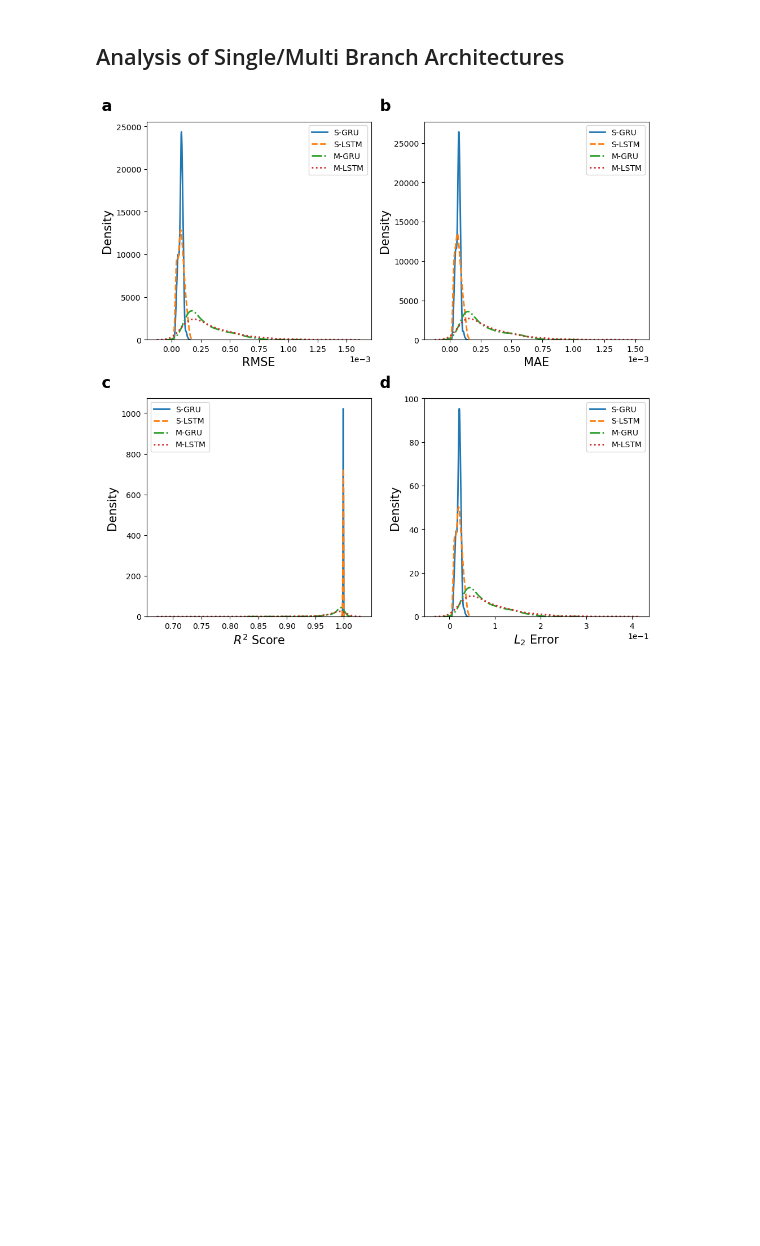
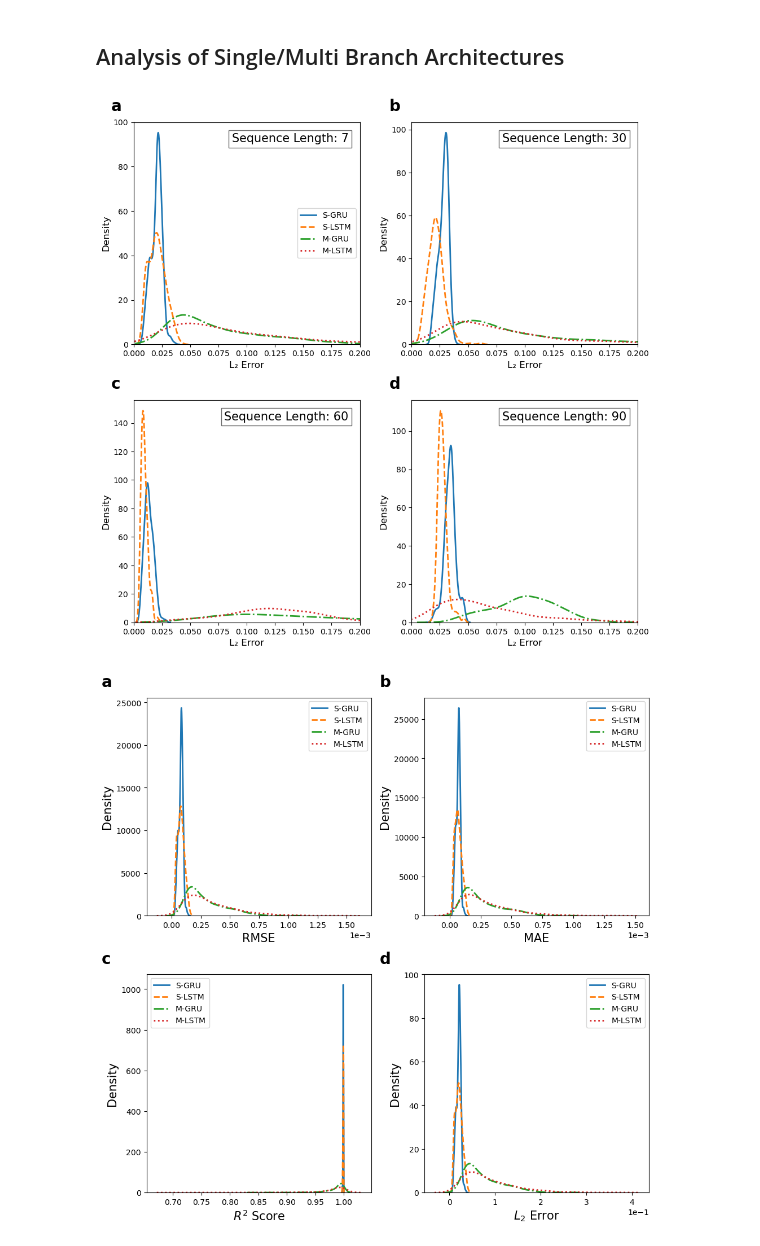
Before and after one commit to kkazuma19/CosmicRays-Operator, a Jupyter notebook: analysis.ipynb, the cells around one changed output. Drawn from its saved outputs; the diff is of its cells as text; code cells hidden in the pictures; blank space fills up the shorter version.

Commit message:
add l2 plot

```diff
--- a/analysis.ipynb
+++ b/analysis.ipynb
@@ -4,6 +4,91 @@ import matplotlib.pyplot as plt
 import seaborn as sns
 # %% [markdown]
 ## Analysis of Single/Multi Branch Architectures
+# %%
+import numpy as np
+import matplotlib.pyplot as plt
+import seaborn as sns
+
+# Data directories
+sdata_dir = 'single_branch/array/'
+mdata_dir = 'multi_branch/array/'
+
+# Load single-branch GRU/LSTM results
+sgru_7 = np.load(sdata_dir + 'gru_window_7_results.npy')[:, 3]
+sgru_30 = np.load(sdata_dir + 'gru_window_30_results.npy')[:, 3]
+sgru_60 = np.load(sdata_dir + 'gru_window_60_results.npy')[:, 3]
+sgru_90 = np.load(sdata_dir + 'gru_window_90_results.npy')[:, 3]
+
+slstm_7 = np.load(sdata_dir + 'lstm_window_7_results.npy')[:, 3]
+slstm_30 = np.load(sdata_dir + 'lstm_window_30_results.npy')[:, 3]
+slstm_60 = np.load(sdata_dir + 'lstm_window_60_results.npy')[:, 3]
+slstm_90 = np.load(sdata_dir + 'lstm_window_90_results.npy')[:, 3]
+
+# Load multi-branch GRU/LSTM results
+mgru_7 = np.load(mdata_dir + 'gru_window_7_results.npy')[:, 3]
+mgru_30 = np.load(mdata_dir + 'gru_window_30_results.npy')[:, 3]
+mgru_60 = np.load(mdata_dir + 'gru_window_60_results.npy')[:, 3]
+mgru_90 = np.load(mdata_dir + 'gru_window_90_results.npy')[:, 3]
+
+mlstm_7 = np.load(mdata_dir + 'lstm_window_7_results.npy')[:, 3]
+mlstm_30 = np.load(mdata_dir + 'lstm_window_30_results.npy')[:, 3]
+mlstm_60 = np.load(mdata_dir + 'lstm_window_60_results.npy')[:, 3]
+mlstm_90 = np.load(mdata_dir + 'lstm_window_90_results.npy')[:, 3]
+
+# Sequence labels
+sequence_labels = ["a", "b",
+                   "c", "d"]
+
+# Line styles for each model
+line_styles = ["-", "--", "-.", ":"]  # Solid, dashed, dash-dot, dotted
+
+# Model names
+model_labels = ["S-GRU", "S-LSTM", "M-GRU", "M-LSTM"]
+
+# Corresponding sequence lengths
+sequence_lengths = [7, 30, 60, 90]
+
+# Extracted L₂ error for each sequence length
+data_list = [[sgru_7, slstm_7, mgru_7, mlstm_7],
+             [sgru_30, slstm_30, mgru_30, mlstm_30],
+             [sgru_60, slstm_60, mgru_60, mlstm_60],
+             [sgru_90, slstm_90, mgru_90, mlstm_90]]
+
+# Create 2x2 subplots
+fig, ax = plt.subplots(2, 2, figsize=(10, 10))
+
+# **Loop through each panel to plot L₂ Error for different sequence lengths**
+for i, ax in enumerate(ax.flat):
+    for data, label, ls in zip(data_list[i], model_labels, line_styles):
+        sns.kdeplot(data, ax=ax, label=label, linestyle=ls, linewidth=2)  # L₂ Error ([:,3])
+
+    ax.set_xlabel("L₂ Error", fontsize=12)
+    ax.set_ylabel("Density", fontsize=12)
+    ax.set_xlim([0, 0.2])  # Limit x-axis to 0-0.3
+    #ax.ticklabel_format(style='sci', axis='x', scilimits=(0,0))  # Scientific notation
+    #ax.tick_params(axis='x', rotation=30)  # Rotate x-tick labels
+    ax.text(-0.1, 1.05, sequence_labels[i], transform=ax.transAxes,
+            fontsize=20, fontweight='bold')  # Panel label (a, b, c, d)
+
+    # Only show legend in the first panel (a)
+    if i == 0:
+        ax.legend(fontsize=10, loc='center right')  # Show legend
+    else:
+        ax.legend().set_visible(False)  # Hide legend for other panels
+
+
+    # Add "Sequence Length: X" inside each panel (top-right)
+    ax.text(0.95, 0.95, f"Sequence Length: {sequence_lengths[i]}",
+            transform=ax.transAxes, fontsize=15,
+            ha='right', va='top', bbox=dict(facecolor='white', alpha=0.6, edgecolor='black'))
+
+
+# Adjust layout for better spacing
+plt.tight_layout()
+plt.savefig('figures/l2_errors.png', dpi=300)
+plt.show()
+# %% [output]
+[figure, added]
 # %%
 # data dir
 sdata_dir = 'single_branch/array/'
```
Also changed, not shown: 1 other file.
